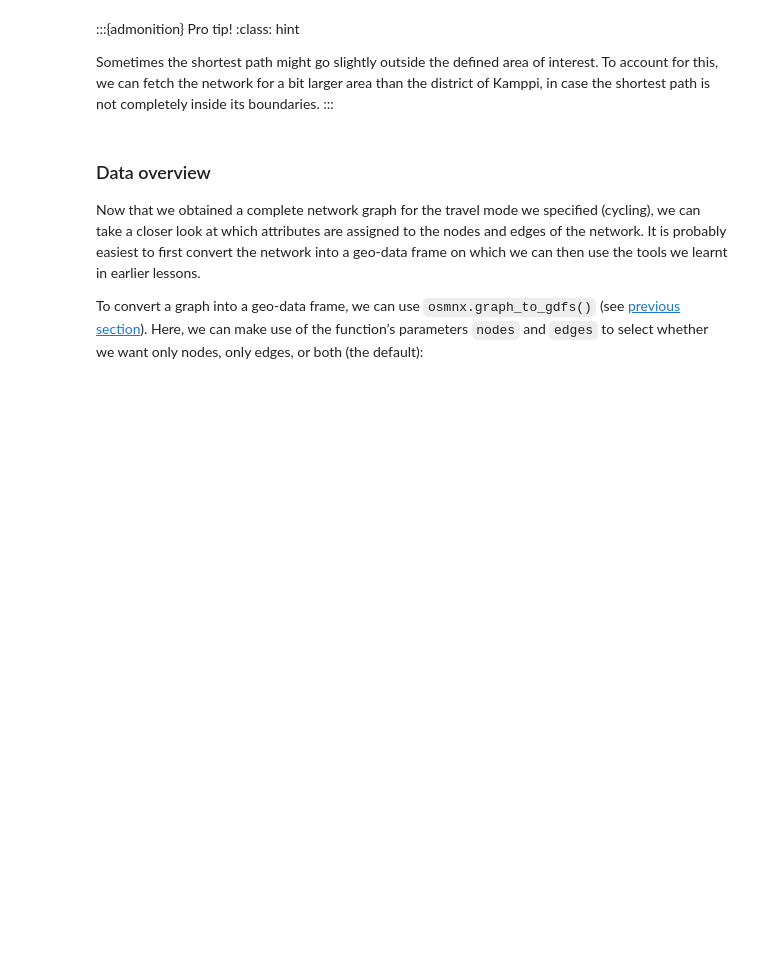
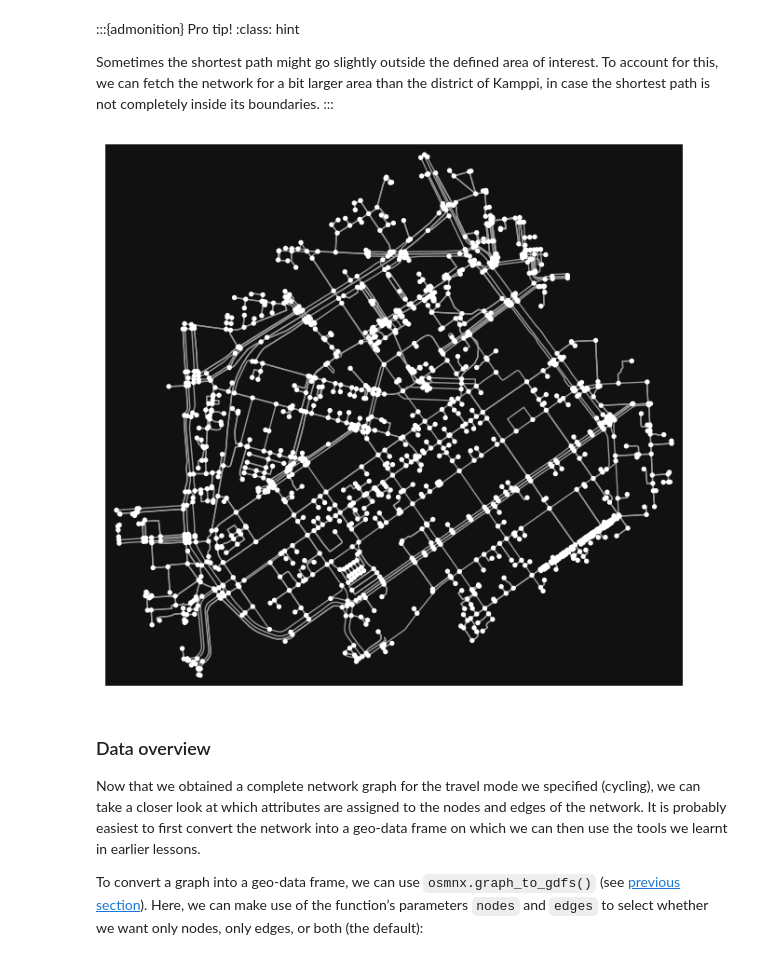
Before and after one commit to camsmith02/notebooks, a Jupyter notebook: lessons/lesson-6/network-analysis.ipynb, the cells around one changed output. Cells and saved outputs as stored; diff of their text form; code cells hidden in the pictures; blank space fills up the shorter version.

```diff
--- a/lessons/lesson-6/network-analysis.ipynb
+++ b/lessons/lesson-6/network-analysis.ipynb
@@ -56,24 +58,26 @@ its boundaries.
 :::
 # %%
 # Get the area of interest polygon
-
+place_polygon = osmnx.geocode_to_gdf(PLACE_NAME)
 
 # Re-project the polygon to a local projected CRS (so that the CRS unit is meters)
-
+place_polygon = place_polygon.to_crs("EPSG:3067")
 
 # Buffer by 200 meters
-
+place_polygon["geometry"] = place_polygon.buffer(200)
 
 # Re-project the polygon back to WGS84 (required by OSMnx)
-
+place_polygon = place_polygon.to_crs("EPSG:4326")
 
 # Retrieve the network graph
 graph = osmnx.graph_from_polygon(
     place_polygon.at[0, "geometry"],
     network_type="bike"
 )
 
 fig, ax = osmnx.plot_graph(graph)
+# %% [output]
+[figure, added]
 # %% [markdown]
 ### Data overview
 
```
Also changed, not shown: parts of 16 cells of this notebook, 2 other files.
